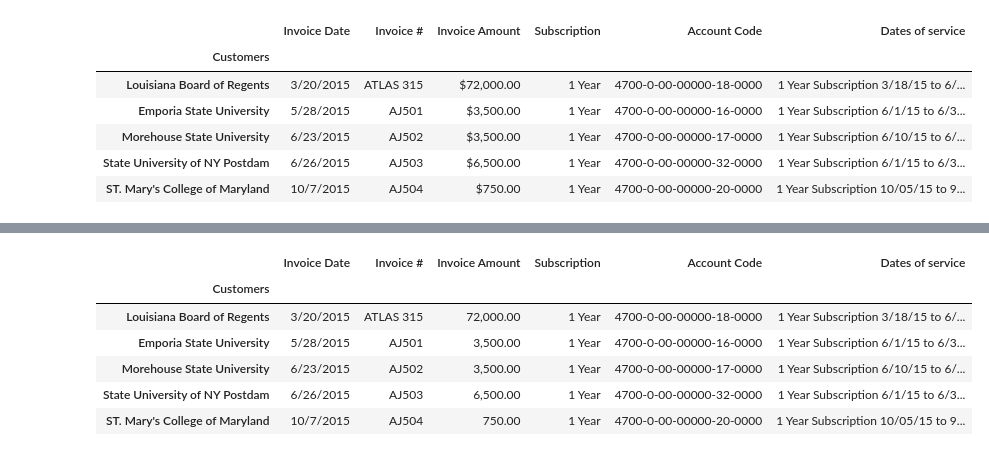
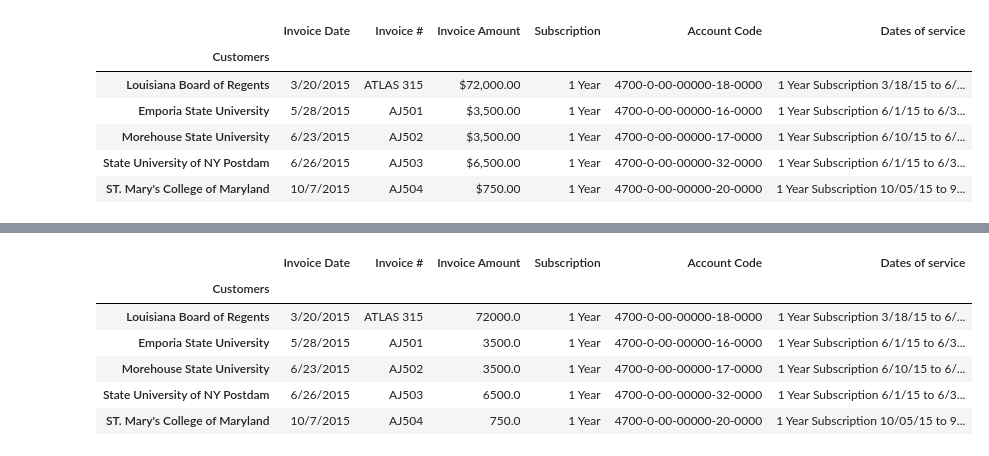
Before and after one commit to dd2-GWFinTech-Projects/Project1_ProductMarketingAnalysis, a Jupyter notebook: main_IM.ipynb, the cells around one changed output, grey strips where cells are left out. Saved outputs shown, nothing was run; the diff lists cells and outputs as text; code cells hidden in the pictures.

```diff
--- a/main_IM.ipynb
+++ b/main_IM.ipynb
@@ -155,6 +105,7 @@ dtype: object
 # %%
 # Removing ($) Sign from the Invoice Amount
 ATLAS["Invoice Amount"] = ATLAS["Invoice Amount"].str.replace('$','')
+ATLAS["Invoice Amount"] = ATLAS["Invoice Amount"].str.replace(',', '').astype('float')
 print(ATLAS.dtypes)
 ATLAS.head()
 # %% [output]
@@ -167,8 +118,8 @@ Dates of service     object
 dtype: object
 |  | Invoice Date | Invoice # | Invoice Amount | Subscription | Account Code | Dates of service |
 | Customers |  |  |  |  |  |  |
-| Louisiana Board of Regents | 3/20/2015 | ATLAS 315 | 72,000.00 | 1 Year | 4700-0-00-00000-18-0000 | 1 Year Subscription 3/18/15 to 6/... |
-| Emporia State University | 5/28/2015 | AJ501 | 3,500.00 | 1 Year | 4700-0-00-00000-16-0000 | 1 Year Subscription 6/1/15 to 6/3... |
-| Morehouse State University | 6/23/2015 | AJ502 | 3,500.00 | 1 Year | 4700-0-00-00000-17-0000 | 1 Year Subscription 6/10/15 to 6/... |
-| State University of NY Postdam | 6/26/2015 | AJ503 | 6,500.00 | 1 Year | 4700-0-00-00000-32-0000 | 1 Year Subscription 6/1/15 to 6/3... |
-| ST. Mary's College of Maryland | 10/7/2015 | AJ504 | 750.00 | 1 Year | 4700-0-00-00000-20-0000 | 1 Year Subscription 10/05/15 to 9... |
+| Louisiana Board of Regents | 3/20/2015 | ATLAS 315 | 72000.0 | 1 Year | 4700-0-00-00000-18-0000 | 1 Year Subscription 3/18/15 to 6/... |
+| Emporia State University | 5/28/2015 | AJ501 | 3500.0 | 1 Year | 4700-0-00-00000-16-0000 | 1 Year Subscription 6/1/15 to 6/3... |
+| Morehouse State University | 6/23/2015 | AJ502 | 3500.0 | 1 Year | 4700-0-00-00000-17-0000 | 1 Year Subscription 6/10/15 to 6/... |
+| State University of NY Postdam | 6/26/2015 | AJ503 | 6500.0 | 1 Year | 4700-0-00-00000-32-0000 | 1 Year Subscription 6/1/15 to 6/3... |
+| ST. Mary's College of Maryland | 10/7/2015 | AJ504 | 750.0 | 1 Year | 4700-0-00-00000-20-0000 | 1 Year Subscription 10/05/15 to 9... |
```
Also changed, not shown: parts of 13 cells of this notebook.
